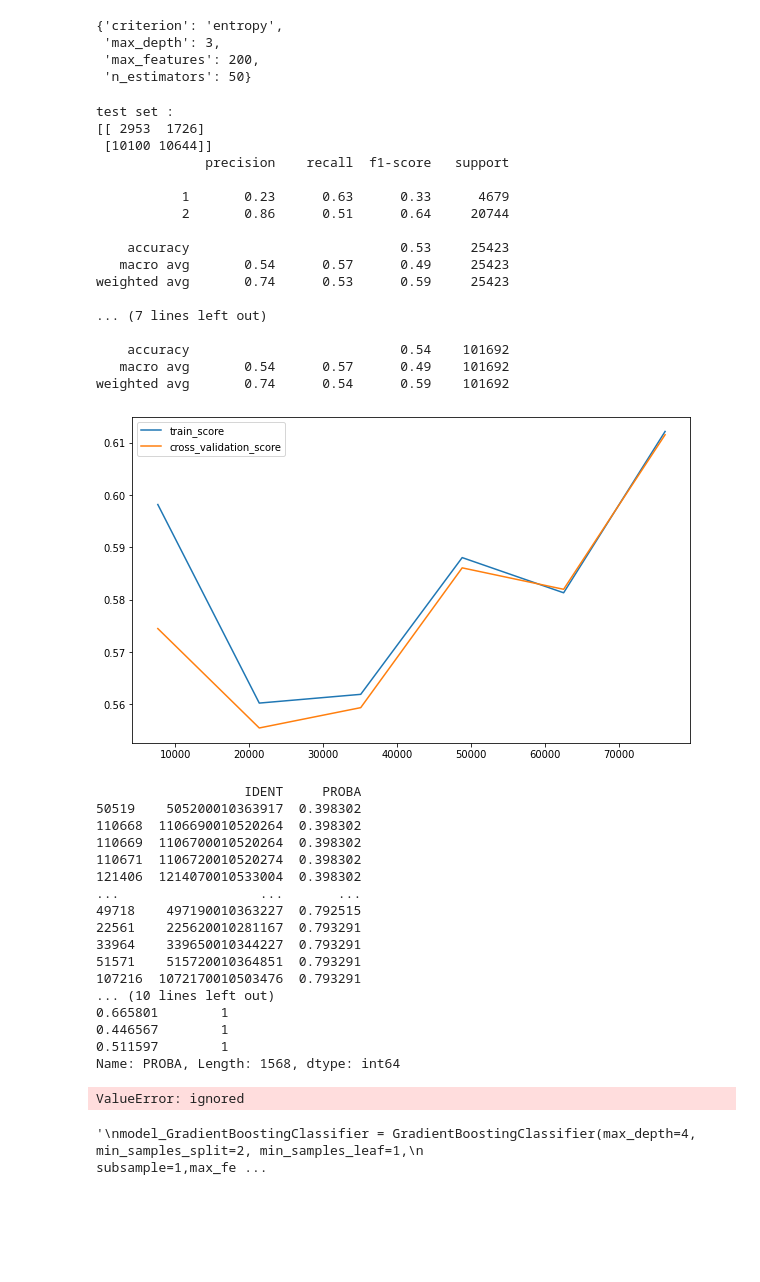
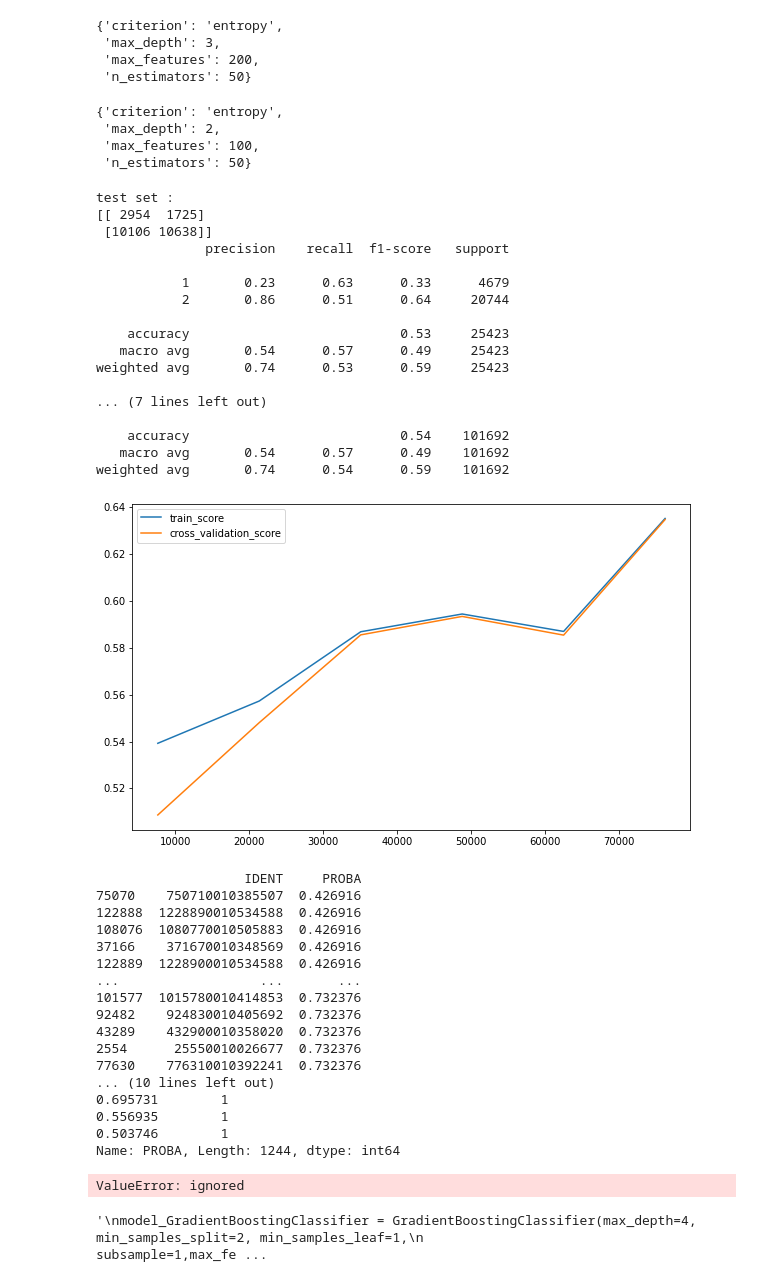
Before and after one commit to christian235711/Predict_models_fdf21, a Jupyter notebook: FDF21_model_AdaBoost_DecisionTreeClassifier_RandomForest.ipynb, the cells around one changed output. Drawn from its saved outputs; the diff is of its cells as text; code cells hidden in the pictures; blank space fills up the shorter version.

Commit message:
gini 3 200 50 random forest

```diff
--- a/FDF21_model_AdaBoost_DecisionTreeClassifier_RandomForest.ipynb
+++ b/FDF21_model_AdaBoost_DecisionTreeClassifier_RandomForest.ipynb
@@ -516,49 +516,61 @@ resultat_grid_RandomForestClassifier.best_params_
  'max_depth': 3,
  'max_features': 200,
  'n_estimators': 50}
+# %%
+model_RandomForestClassifier = RandomForestClassifier(class_weight="balanced", random_state =0 )
+param = {'criterion': ['gini','entropy'], 'max_depth' : [2,3,4,5],"max_features":[100,150,200,250] ,'n_estimators' : [40,50,60] }
+
+grid_RandomForestClassifier = GridSearchCV(model_RandomForestClassifier, param, cv = 4, scoring = "recall", n_jobs=2)
+resultat_grid_RandomForestClassifier = grid_RandomForestClassifier.fit(train_X_s, train_Y_s)
+resultat_grid_RandomForestClassifier.best_params_
+# %% [output]
+{'criterion': 'entropy',
+ 'max_depth': 2,
+ 'max_features': 100,
+ 'n_estimators': 50}
 # %%
-final_model_RandomForestClassifier = RandomForestClassifier(class_weight="balanced", criterion="entropy", max_depth=3, max_features=200, n_estimators = 50 , random_state=0)
+final_model_RandomForestClassifier = RandomForestClassifier(class_weight="balanced", criterion="gini", max_depth=3, max_features=200, n_estimators = 50 , random_state=0)
 evaluation(final_model_RandomForestClassifier, train_X_s, train_Y_s, test_X_s, test_Y_s, scoring="recall")
 # %% [output]
 test set :
-[[ 2953  1726]
- [10100 10644]]
+[[ 2954  1725]
+ [10106 10638]]
               precision    recall  f1-score   support
 
            1       0.23      0.63      0.33      4679
            2       0.86      0.51      0.64     20744
 
     accuracy                           0.53     25423
    macro avg       0.54      0.57      0.49     25423
 weighted avg       0.74      0.53      0.59     25423
 
 ... (7 lines left out)
 
     accuracy                           0.54    101692
    macro avg       0.54      0.57      0.49    101692
 weighted avg       0.74      0.54      0.59    101692
-[figure, old version]
+[figure, new version]
 # %%
 quarantiles(model=final_model_RandomForestClassifier, data_orig=data, affichage=True,
             save=False, path = "/content/drive/MyDrive/spad_score_method_1/sans_dons_encodage_dummies_AdaBoost.xlsx")
 # %% [output]
                    IDENT     PROBA
-50519    505200010363917  0.398302
-110668  1106690010520264  0.398302
-110669  1106700010520264  0.398302
-110671  1106720010520274  0.398302
-121406  1214070010533004  0.398302
+75070    750710010385507  0.426916
+122888  1228890010534588  0.426916
+108076  1080770010505883  0.426916
+37166    371670010348569  0.426916
+122889  1228900010534588  0.426916
 ...                  ...       ...
-49718    497190010363227  0.792515
-22561    225620010281167  0.793291
-33964    339650010344227  0.793291
-51571    515720010364851  0.793291
-107216  1072170010503476  0.793291
+101577  1015780010414853  0.732376
+92482    924830010405692  0.732376
+43289    432900010358020  0.732376
+2554      25550010026677  0.732376
+77630    776310010392241  0.732376
 ... (10 lines left out)
-0.665801        1
-0.446567        1
-0.511597        1
-Name: PROBA, Length: 1568, dtype: int64
+0.695731        1
+0.556935        1
+0.503746        1
+Name: PROBA, Length: 1244, dtype: int64
 ValueError: ignored
 # %%
 #############################################################
```
